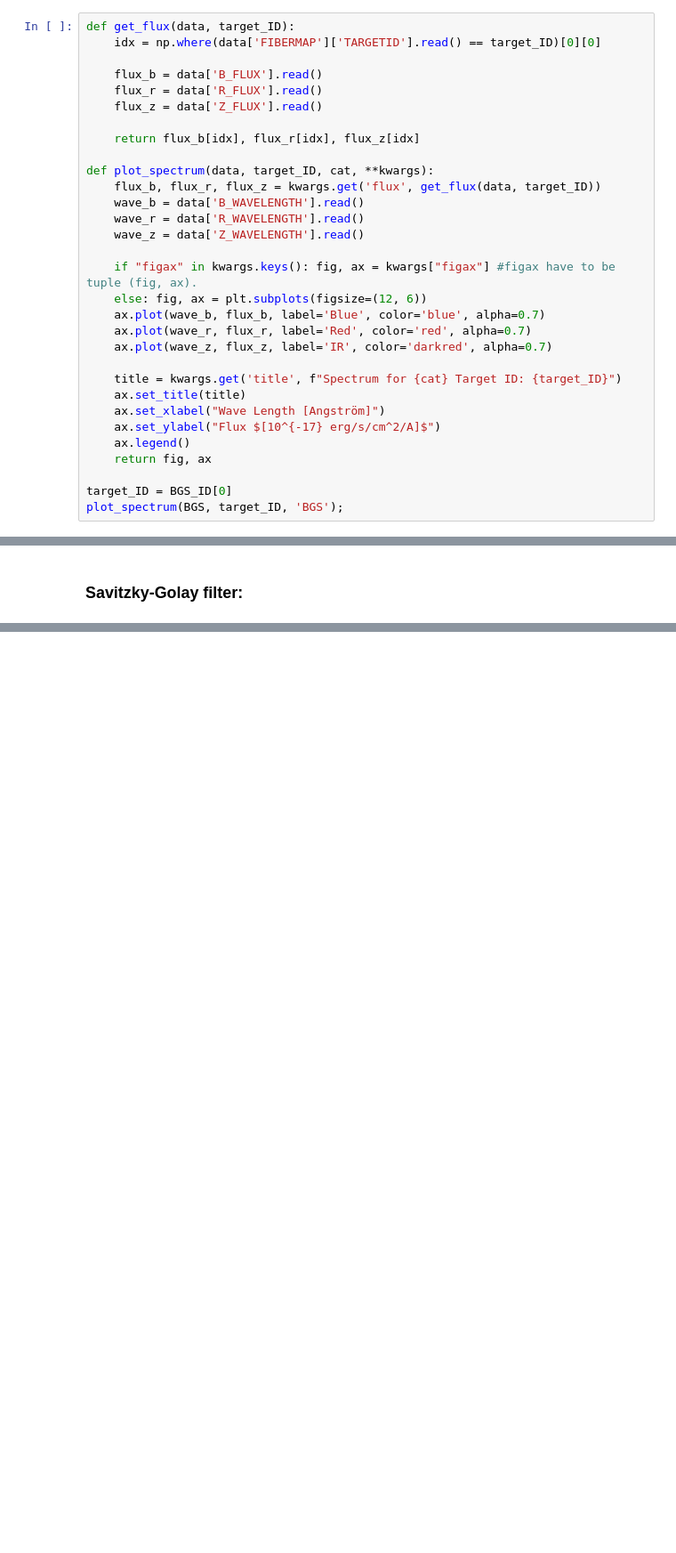
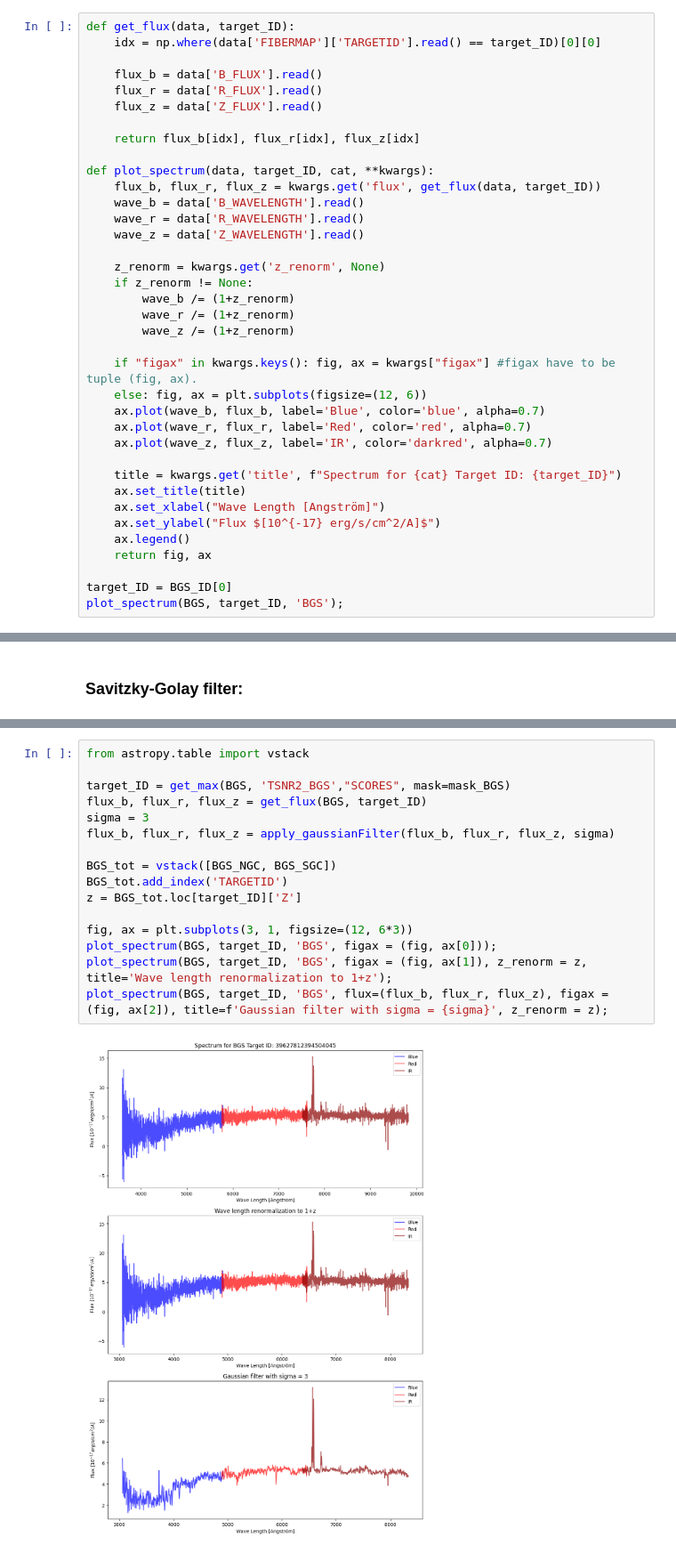
Before and after one commit to johannct/M2_Stage_Code, a Jupyter notebook: DESI Spectra.ipynb, the cells around one changed output, grey strips where cells are left out. Shown at 89% size. Saved outputs shown, nothing was run; the diff lists cells and outputs as text; blank space fills up the shorter version.

```diff
--- a/DESI Spectra.ipynb
+++ b/DESI Spectra.ipynb
@@ -206,6 +206,12 @@ def plot_spectrum(data, target_ID, cat, **kwargs):
     wave_r = data['R_WAVELENGTH'].read()
     wave_z = data['Z_WAVELENGTH'].read()
 
+    z_renorm = kwargs.get('z_renorm', None)
+    if z_renorm != None:
+        wave_b /= (1+z_renorm)
+        wave_r /= (1+z_renorm)
+        wave_z /= (1+z_renorm)
+
     if "figax" in kwargs.keys(): fig, ax = kwargs["figax"] #figax have to be tuple (fig, ax).
     else: fig, ax = plt.subplots(figsize=(12, 6))
     ax.plot(wave_b, flux_b, label='Blue', color='blue', alpha=0.7)
@@ -336,0 +345,18 @@ plot_spectrum(QSO, target_ID, 'QSO', flux=(flux_b, flux_r, flux_z), figax = (fig
+# %%
+from astropy.table import vstack
+
+target_ID = get_max(BGS, 'TSNR2_BGS',"SCORES", mask=mask_BGS)
+flux_b, flux_r, flux_z = get_flux(BGS, target_ID)
+sigma = 3
+flux_b, flux_r, flux_z = apply_gaussianFilter(flux_b, flux_r, flux_z, sigma)
+
+BGS_tot = vstack([BGS_NGC, BGS_SGC])
+BGS_tot.add_index('TARGETID')
+z = BGS_tot.loc[target_ID]['Z']
+
+fig, ax = plt.subplots(3, 1, figsize=(12, 6*3))
+plot_spectrum(BGS, target_ID, 'BGS', figax = (fig, ax[0]));
+plot_spectrum(BGS, target_ID, 'BGS', figax = (fig, ax[1]), z_renorm = z, title='Wave length renormalization to 1+z');
+plot_spectrum(BGS, target_ID, 'BGS', flux=(flux_b, flux_r, flux_z), figax = (fig, ax[2]), title=f'Gaussian filter with sigma = {sigma}', z_renorm = z);
+# %% [output]
+[figure, added]
```
Also changed, not shown: parts of 6 cells of this notebook.
